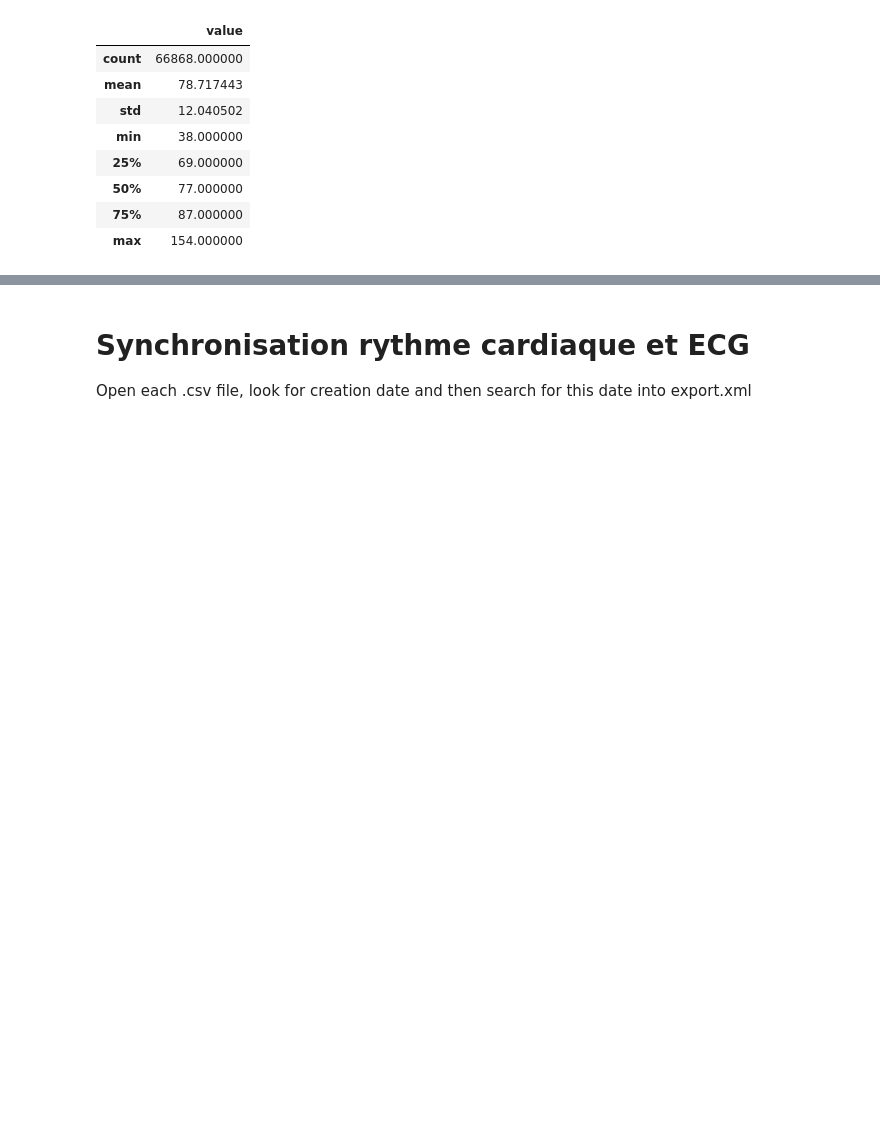
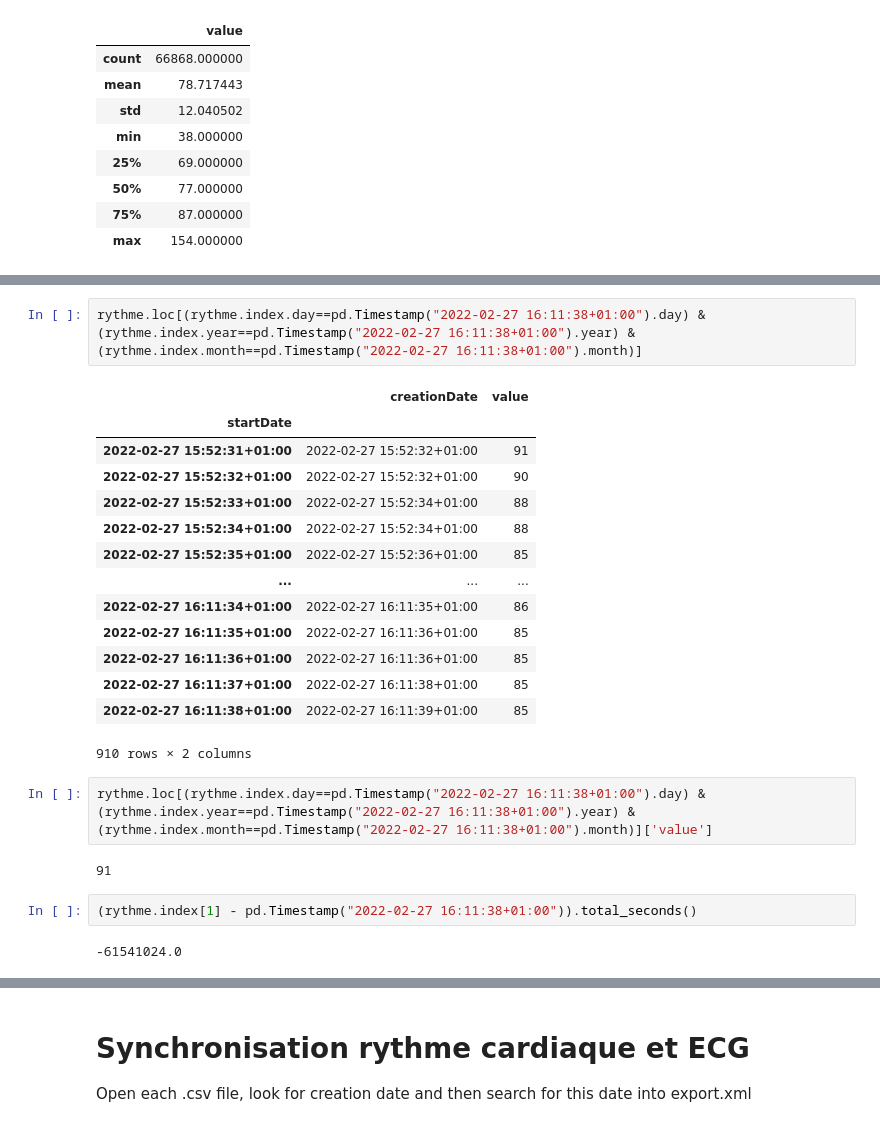
Before and after one commit to pbellot/Physio, a Jupyter notebook: explorationECG.ipynb, the cells around one changed output, grey strips where cells are left out. Drawn from its saved outputs; the diff is of its cells as text; blank space fills up the shorter version.

```diff
--- a/explorationECG.ipynb
+++ b/explorationECG.ipynb
@@ -163,0 +161,25 @@ rythme.tail(15)
+# %%
+rythme.loc[(rythme.index.day==pd.Timestamp("2022-02-27 16:11:38+01:00").day) & (rythme.index.year==pd.Timestamp("2022-02-27 16:11:38+01:00").year) & (rythme.index.month==pd.Timestamp("2022-02-27 16:11:38+01:00").month)]
+# %% [output]
+|  | creationDate | value |
+| startDate |  |  |
+| 2022-02-27 15:52:31+01:00 | 2022-02-27 15:52:32+01:00 | 91 |
+| 2022-02-27 15:52:32+01:00 | 2022-02-27 15:52:32+01:00 | 90 |
+| 2022-02-27 15:52:33+01:00 | 2022-02-27 15:52:34+01:00 | 88 |
+| 2022-02-27 15:52:34+01:00 | 2022-02-27 15:52:34+01:00 | 88 |
+| 2022-02-27 15:52:35+01:00 | 2022-02-27 15:52:36+01:00 | 85 |
+| ... | ... | ... |
+| 2022-02-27 16:11:34+01:00 | 2022-02-27 16:11:35+01:00 | 86 |
+| 2022-02-27 16:11:35+01:00 | 2022-02-27 16:11:36+01:00 | 85 |
+| 2022-02-27 16:11:36+01:00 | 2022-02-27 16:11:36+01:00 | 85 |
+| 2022-02-27 16:11:37+01:00 | 2022-02-27 16:11:38+01:00 | 85 |
+| 2022-02-27 16:11:38+01:00 | 2022-02-27 16:11:39+01:00 | 85 |
+910 rows × 2 columns
+# %%
+rythme.loc[(rythme.index.day==pd.Timestamp("2022-02-27 16:11:38+01:00").day) & (rythme.index.year==pd.Timestamp("2022-02-27 16:11:38+01:00").year) & (rythme.index.month==pd.Timestamp("2022-02-27 16:11:38+01:00").month)]['value']
+# %% [output]
+91
+# %%
+(rythme.index[1] - pd.Timestamp("2022-02-27 16:11:38+01:00")).total_seconds()
+# %% [output]
+-61541024.0
```
Also changed, not shown: parts of 9 cells of this notebook.
